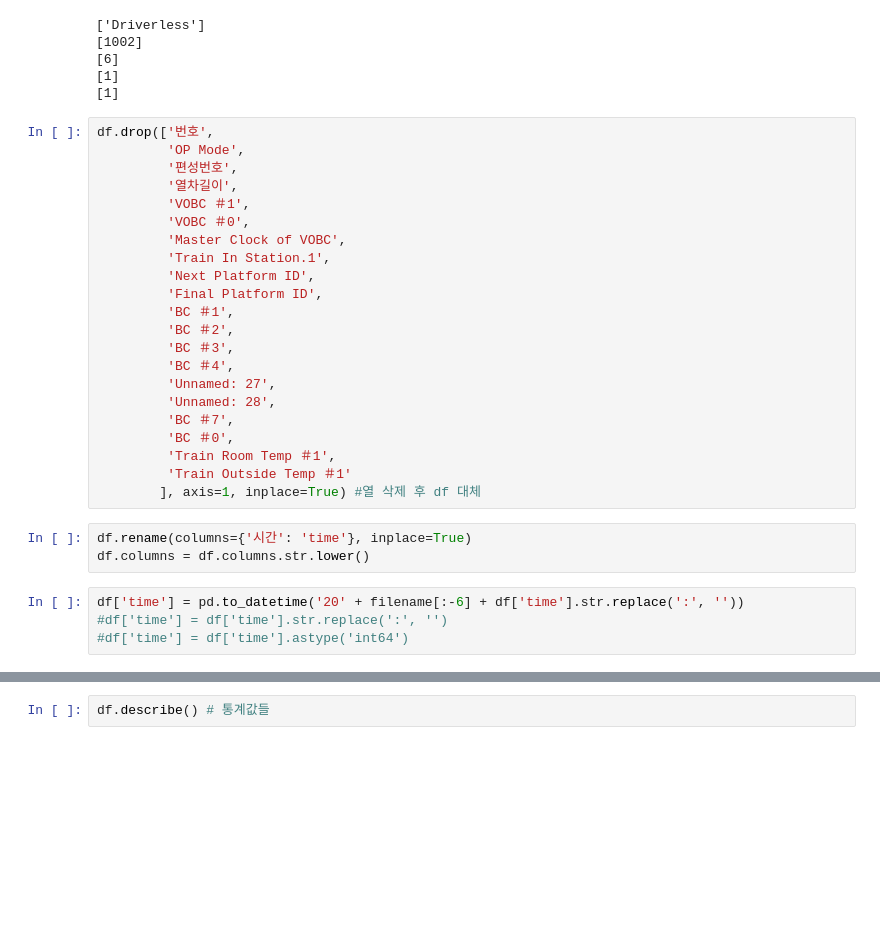
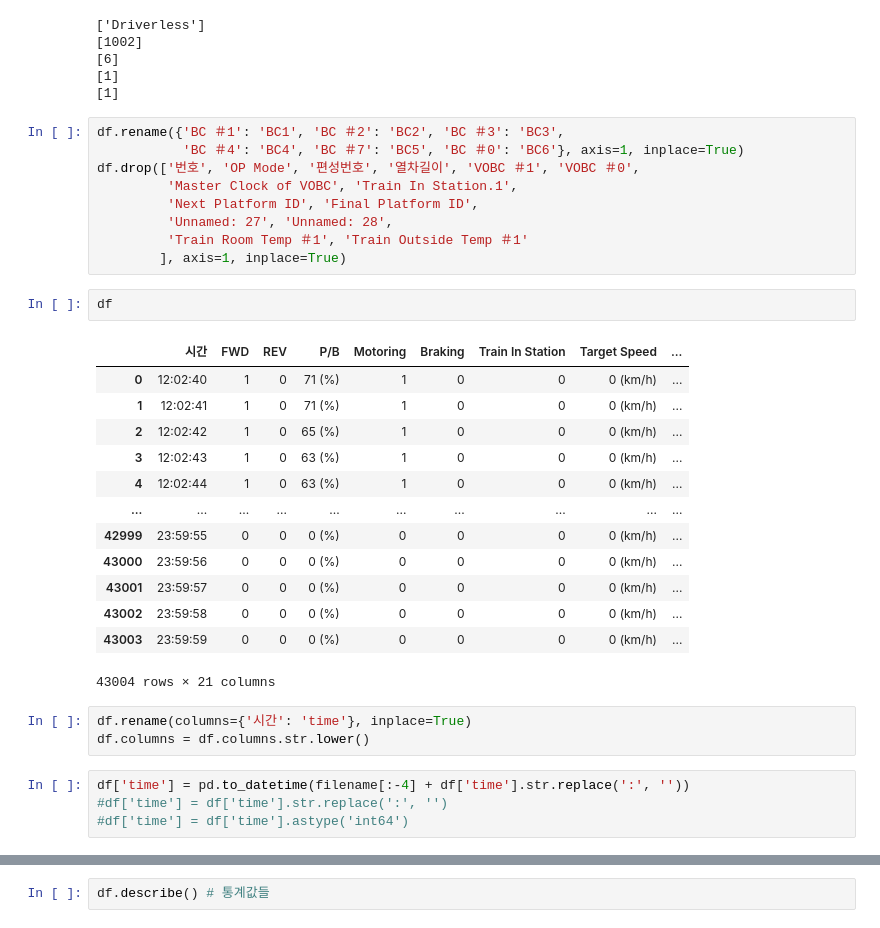
Before and after one commit to Liberatedwinner/rncTrainLSTM, a Jupyter notebook: code/Untitled.ipynb, the cells around one changed output, grey strips where cells are left out. Cells and saved outputs as stored; diff of their text form; blank space fills up the shorter version.

```diff
--- a/code/Untitled.ipynb
+++ b/code/Untitled.ipynb
@@ -42,32 +60,35 @@ print(df['VOBC ＃0'].unique())
 [1]
 [1]
 # %%
-df.drop(['번호',
-         'OP Mode',
-         '편성번호',
-         '열차길이',
-         'VOBC ＃1',
-         'VOBC ＃0',
-         'Master Clock of VOBC',
-         'Train In Station.1',
-         'Next Platform ID',
-         'Final Platform ID',
-         'BC ＃1',
-         'BC ＃2',
-         'BC ＃3',
-         'BC ＃4',
-         'Unnamed: 27',
-         'Unnamed: 28',
-         'BC ＃7',
-         'BC ＃0',
-         'Train Room Temp ＃1',
-         'Train Outside Temp ＃1'
-        ], axis=1, inplace=True) #열 삭제 후 df 대체
+df.rename({'BC ＃1': 'BC1', 'BC ＃2': 'BC2', 'BC ＃3': 'BC3',
+           'BC ＃4': 'BC4', 'BC ＃7': 'BC5', 'BC ＃0': 'BC6'}, axis=1, inplace=True)
+df.drop(['번호', 'OP Mode', '편성번호', '열차길이', 'VOBC ＃1', 'VOBC ＃0',
+         'Master Clock of VOBC', 'Train In Station.1',
+         'Next Platform ID', 'Final Platform ID',
+         'Unnamed: 27', 'Unnamed: 28',
+         'Train Room Temp ＃1', 'Train Outside Temp ＃1'
+        ], axis=1, inplace=True)
+# %%
+df
+# %% [output]
+|  | 시간 | FWD | REV | P/B | Motoring | Braking | Train In Station | Target Speed | ... |
+| 0 | 12:02:40 | 1 | 0 | 71 (%) | 1 | 0 | 0 | 0 (km/h) | ... |
+| 1 | 12:02:41 | 1 | 0 | 71 (%) | 1 | 0 | 0 | 0 (km/h) | ... |
+| 2 | 12:02:42 | 1 | 0 | 65 (%) | 1 | 0 | 0 | 0 (km/h) | ... |
+| 3 | 12:02:43 | 1 | 0 | 63 (%) | 1 | 0 | 0 | 0 (km/h) | ... |
+| 4 | 12:02:44 | 1 | 0 | 63 (%) | 1 | 0 | 0 | 0 (km/h) | ... |
+| ... | ... | ... | ... | ... | ... | ... | ... | ... | ... |
+| 42999 | 23:59:55 | 0 | 0 | 0 (%) | 0 | 0 | 0 | 0 (km/h) | ... |
+| 43000 | 23:59:56 | 0 | 0 | 0 (%) | 0 | 0 | 0 | 0 (km/h) | ... |
+| 43001 | 23:59:57 | 0 | 0 | 0 (%) | 0 | 0 | 0 | 0 (km/h) | ... |
+| 43002 | 23:59:58 | 0 | 0 | 0 (%) | 0 | 0 | 0 | 0 (km/h) | ... |
+| 43003 | 23:59:59 | 0 | 0 | 0 (%) | 0 | 0 | 0 | 0 (km/h) | ... |
+43004 rows × 21 columns
 # %%
 df.rename(columns={'시간': 'time'}, inplace=True)
 df.columns = df.columns.str.lower()
 # %%
-df['time'] = pd.to_datetime('20' + filename[:-6] + df['time'].str.replace(':', ''))
+df['time'] = pd.to_datetime(filename[:-4] + df['time'].str.replace(':', ''))
 #df['time'] = df['time'].str.replace(':', '')
 #df['time'] = df['time'].astype('int64')
 # %%
```
Also changed, not shown: parts of 12 cells of this notebook, 1 other file.
